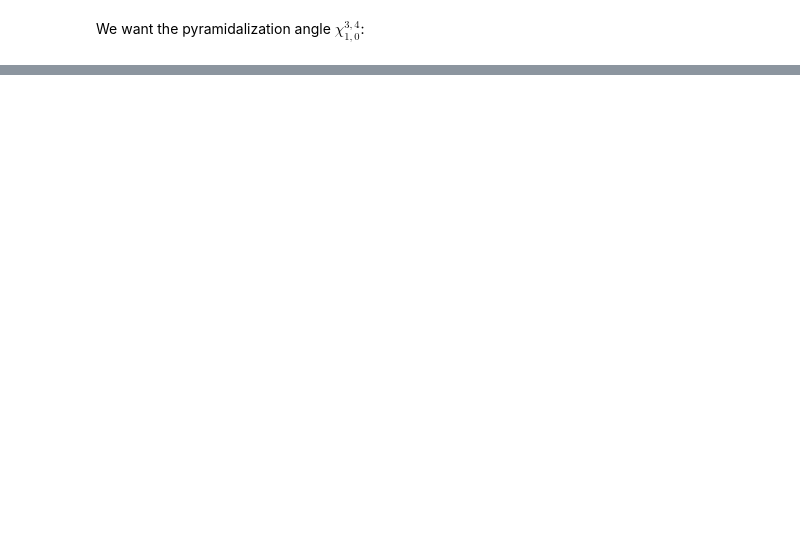
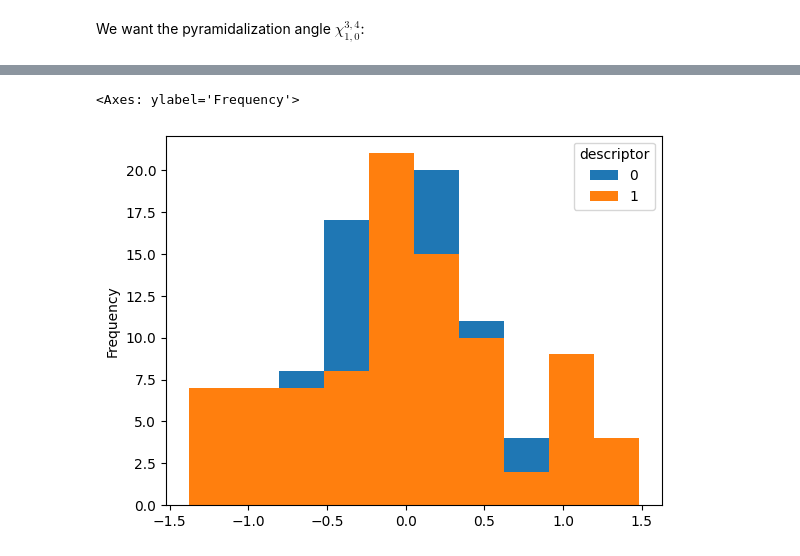
Before and after one commit to SHNITSEL/shnitsel-tools, a Jupyter notebook: tutorials/2_99_hop_distributions.ipynb, the cells around one changed output, grey strips where cells are left out. Drawn from its saved outputs; the diff is of its cells as text; code cells hidden in the pictures; blank space fills up the shorter version.

```diff
--- a/tutorials/2_99_hop_distributions.ipynb
+++ b/tutorials/2_99_hop_distributions.ipynb
@@ -132,0 +66,5 @@ Text(0.5, 0.01, 'angle / °')
+# %%
+pyr.transpose(..., 'descriptor').to_pandas().plot.hist()
+# %% [output]
+<Axes: ylabel='Frequency'>
+[figure, added]
```
Also changed, not shown: parts of 10 cells of this notebook.
